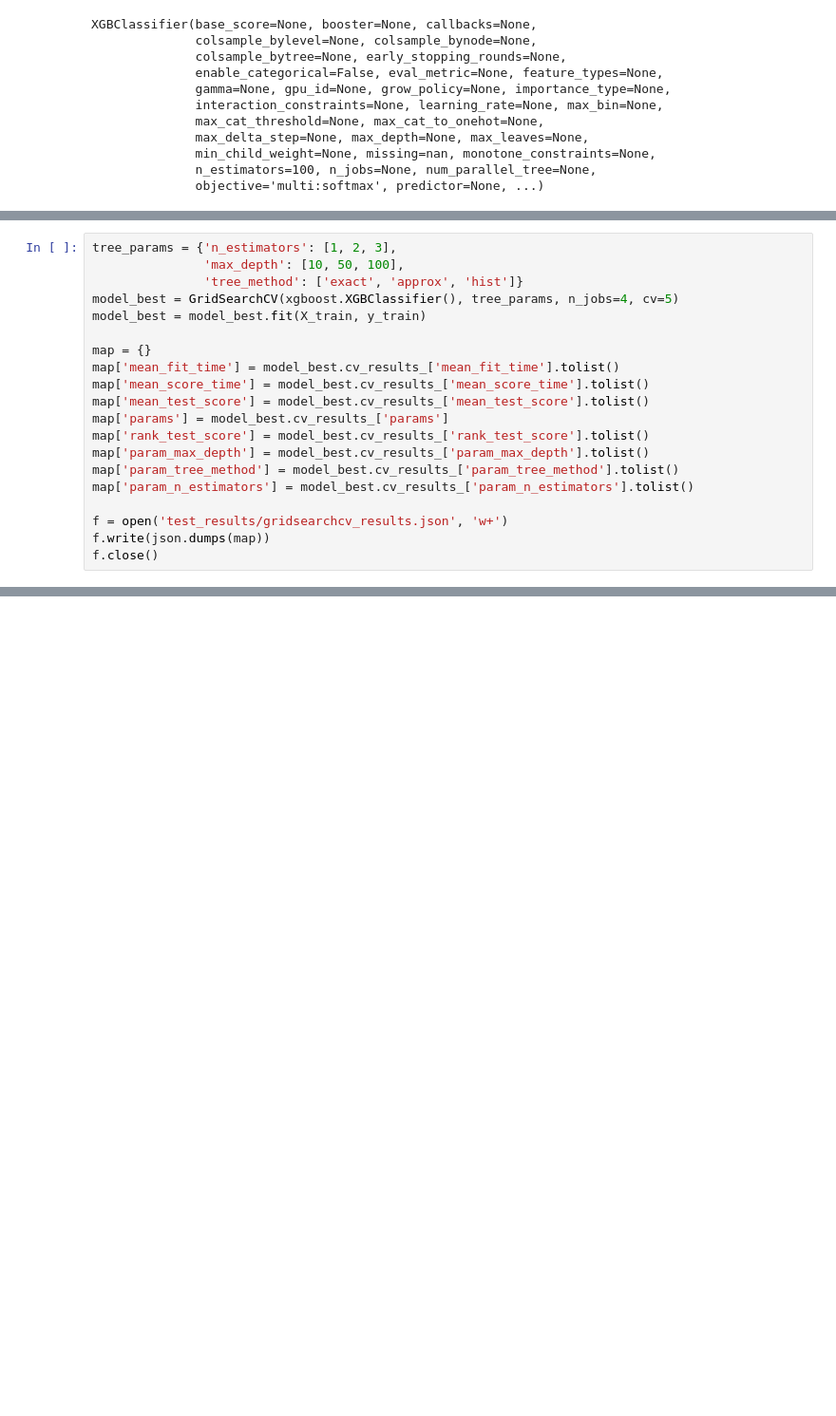
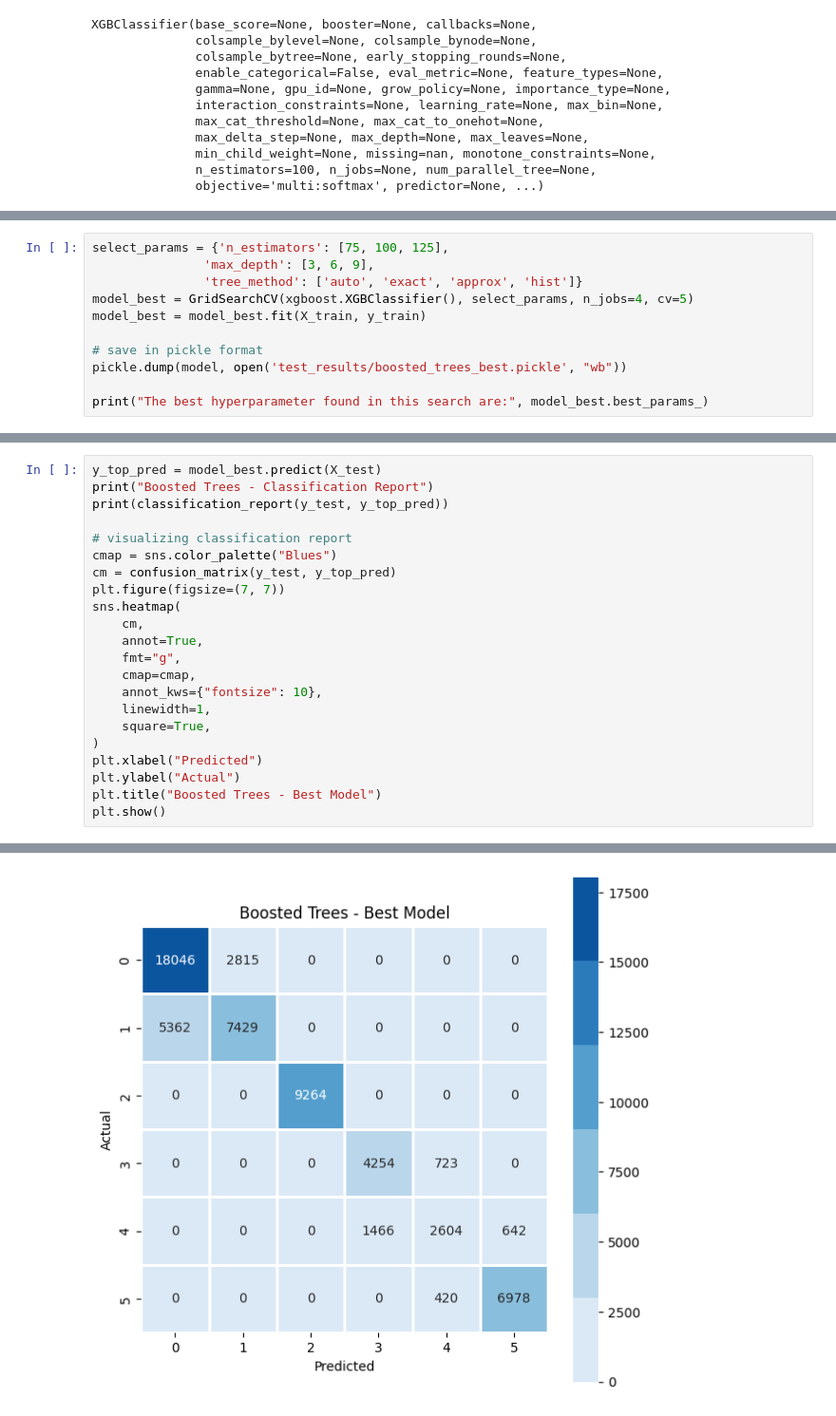
Before and after one commit to nkinesis/soen471-project, a Jupyter notebook: boosted_tree.ipynb, the cells around one changed output, grey strips where cells are left out. Shown: that part at 95% size. Cells and saved outputs as stored; diff of their text form; blank space fills up the shorter version.

Commit message:
add tunning, confusion matrix and conclusion

```diff
--- a/boosted_tree.ipynb
+++ b/boosted_tree.ipynb
@@ -80,20 +97,11 @@ GridSearchCV will also do cross-validation (here we used 5 splits).
 # %%
-tree_params = {'n_estimators': [1, 2, 3],
-               'max_depth': [10, 50, 100],
-               'tree_method': ['exact', 'approx', 'hist']}
-model_best = GridSearchCV(xgboost.XGBClassifier(), tree_params, n_jobs=4, cv=5)
+select_params = {'n_estimators': [75, 100, 125],
+               'max_depth': [3, 6, 9],
+               'tree_method': ['auto', 'exact', 'approx', 'hist']}
+model_best = GridSearchCV(xgboost.XGBClassifier(), select_params, n_jobs=4, cv=5)
 model_best = model_best.fit(X_train, y_train)
 
-map = {}
-map['mean_fit_time'] = model_best.cv_results_['mean_fit_time'].tolist()
-map['mean_score_time'] = model_best.cv_results_['mean_score_time'].tolist()
-map['mean_test_score'] = model_best.cv_results_['mean_test_score'].tolist()
-map['params'] = model_best.cv_results_['params']
-map['rank_test_score'] = model_best.cv_results_['rank_test_score'].tolist()
-map['param_max_depth'] = model_best.cv_results_['param_max_depth'].tolist()
-map['param_tree_method'] = model_best.cv_results_['param_tree_method'].tolist()
-map['param_n_estimators'] = model_best.cv_results_['param_n_estimators'].tolist()
+# save in pickle format
+pickle.dump(model, open('test_results/boosted_trees_best.pickle', "wb"))
 
-f = open('test_results/gridsearchcv_results.json', 'w+')
-f.write(json.dumps(map))
-f.close()
+print("The best hyperparameter found in this search are:", model_best.best_params_)
@@ -159,0 +115,23 @@ for i in folds:
+# %%
+y_top_pred = model_best.predict(X_test)
+print("Boosted Trees - Classification Report")
+print(classification_report(y_test, y_top_pred))
+
+# visualizing classification report
+cmap = sns.color_palette("Blues")
+cm = confusion_matrix(y_test, y_top_pred)
+plt.figure(figsize=(7, 7))
+sns.heatmap(
+    cm,
+    annot=True,
+    fmt="g",
+    cmap=cmap,
+    annot_kws={"fontsize": 10},
+    linewidth=1,
+    square=True,
+)
+plt.xlabel("Predicted")
+plt.ylabel("Actual")
+plt.title("Boosted Trees - Best Model")
+plt.show()
+# %% [output]
@@ -159,0 +151 @@ for i in folds:
+[figure, added]
```
Also changed, not shown: parts of 14 cells of this notebook.
